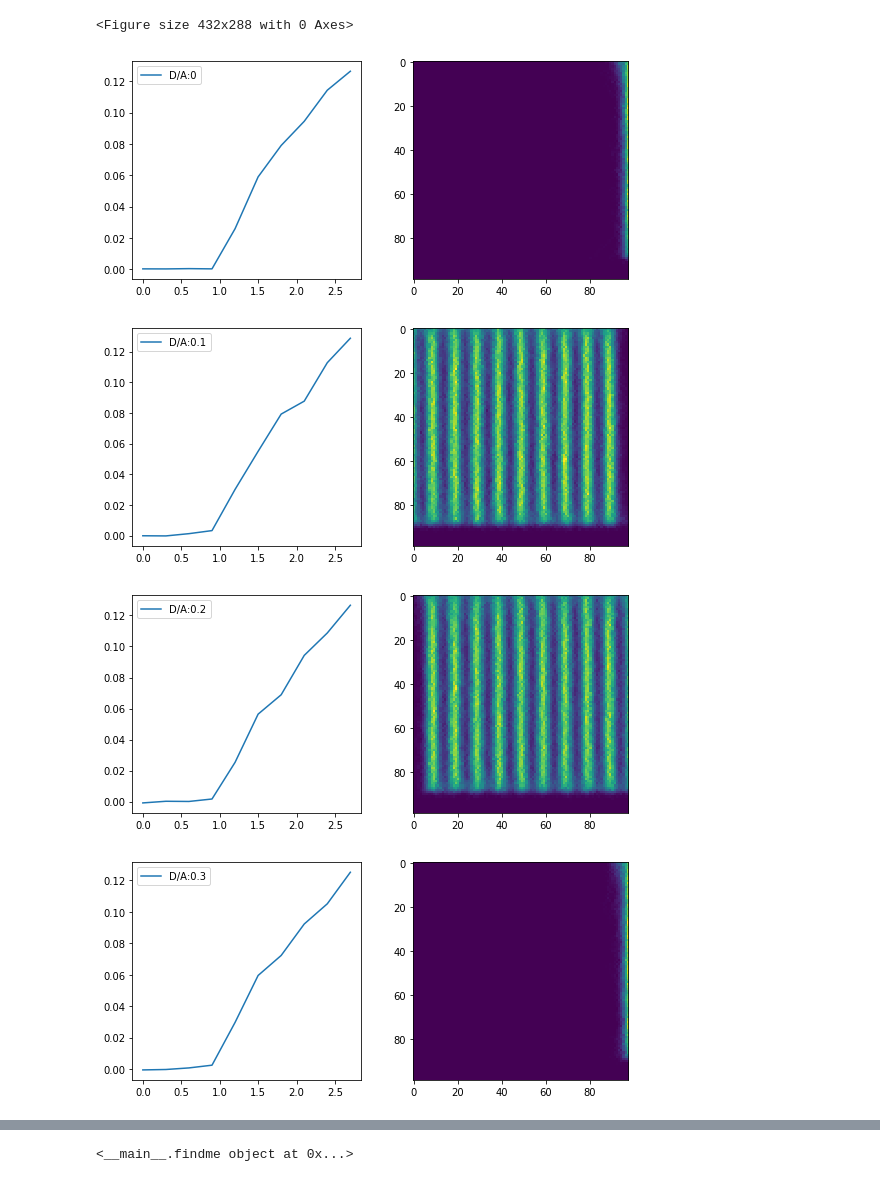
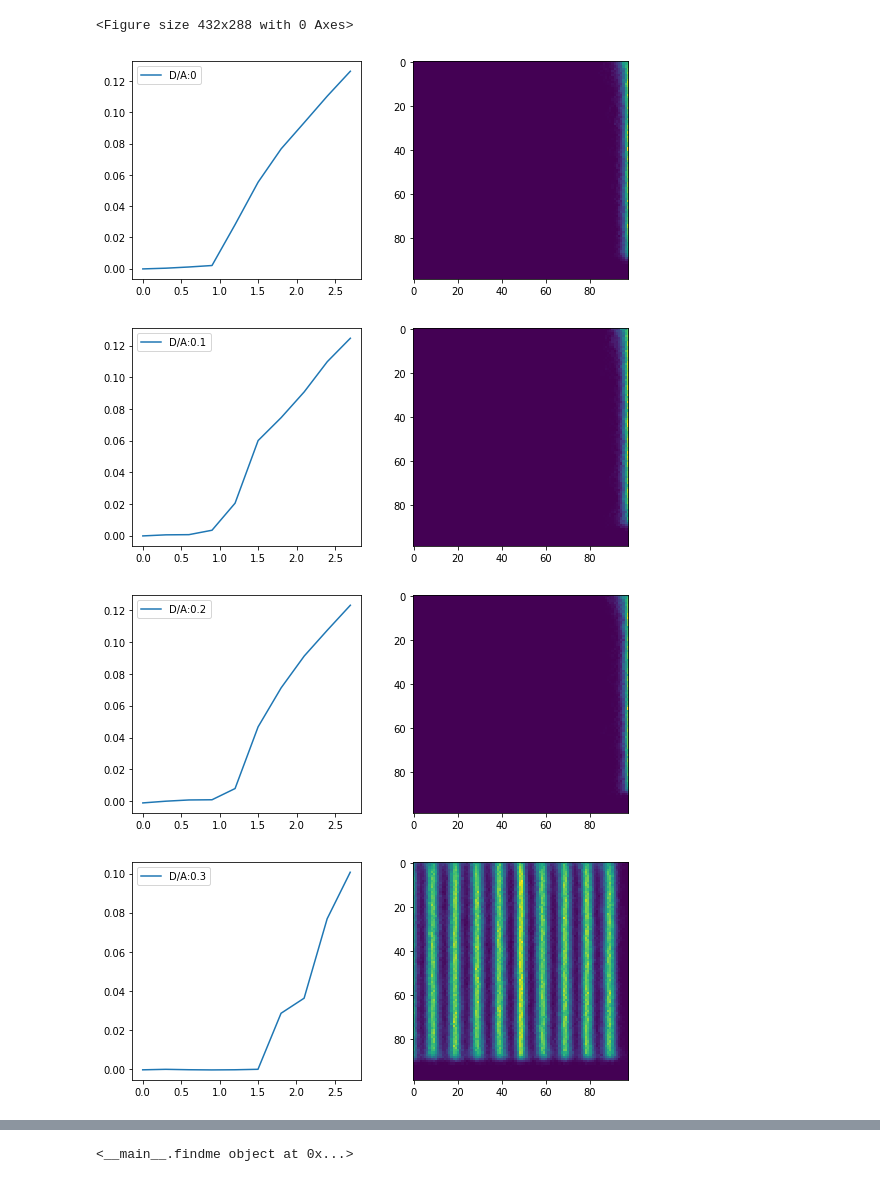
Before and after one commit to LevoSpacewars/Polymer-Tilt, a Jupyter notebook: Untitled.ipynb, the cells around one changed output, grey strips where cells are left out. Cells and saved outputs as stored; diff of their text form; code cells hidden in the pictures.

```diff
--- a/Untitled.ipynb
+++ b/Untitled.ipynb
@@ -5,7 +5,7 @@ import pandas
 from matplotlib.backends.backend_pdf import PdfPages
 # %%
 disorder_data = []
-foldername = ['10000','10001','10002','10003','10004','10005','10006','10007']
+foldername = ['10031','10032','10033','10034','10035']
 disorder_p = ['0','0.1','0.2','0.3','0.4','0.5','0.6','0.7','1.0']
 for name in foldername:
     disorder_data.append(pandas.read_csv('./compiledRuns/' + name + '/data.txt'))
@@ -22,31 +22,31 @@ def getHeatMap(fname, sheer):
     mod = np.delete(mod, len(mod[0])-1,axis=1)
     return mod
 # %%
-with PdfPages("DisorderRuns.pdf") as export_pdf:
+with PdfPages("DisorderRuns_fix.pdf") as export_pdf:
     index = -1
     fig = plt.figure()
     for data in disorder_data:
         index +=1
         d = np.array(data)
         f = genForceRange(0,3,10)
         #plt.plot(f,d[3][1:],label=disorder_p[index])
 
     #plt.legend()
     export_pdf.savefig(fig)
     index = -1
     for data in disorder_data:
         fig, axs = plt.subplots(nrows=1, ncols=2, figsize=(9, 4))
         index +=1
         d = np.array(data)
         f = genForceRange(0,3,10)
         axs[0].plot(f,d[3][1:],label=f"D/A:{disorder_p[index]}")
 
         axs[1].imshow(getHeatMap(foldername[index],9))
         axs[0].legend()
         export_pdf.savefig(fig)
 # %% [output]
 <Figure size 432x288 with 0 Axes>
-[figure, old version]
+[figure, new version]
-[figure, old version]
+[figure, new version]
-[figure, old version]
+[figure, new version]
-[figure, old version]
+[figure, new version]
```
Also changed, not shown: parts of 1 cell of this notebook, 2 other files.
